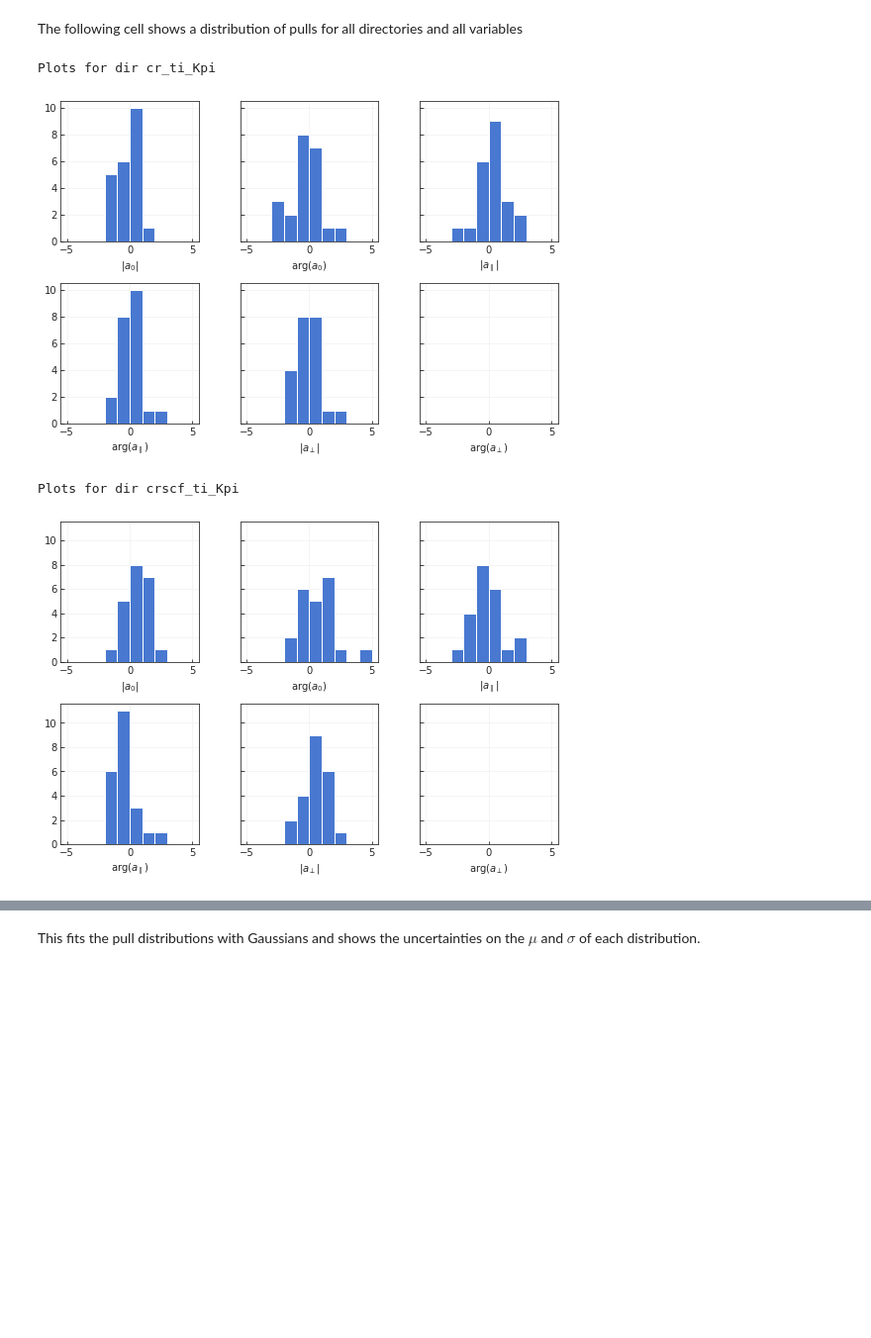
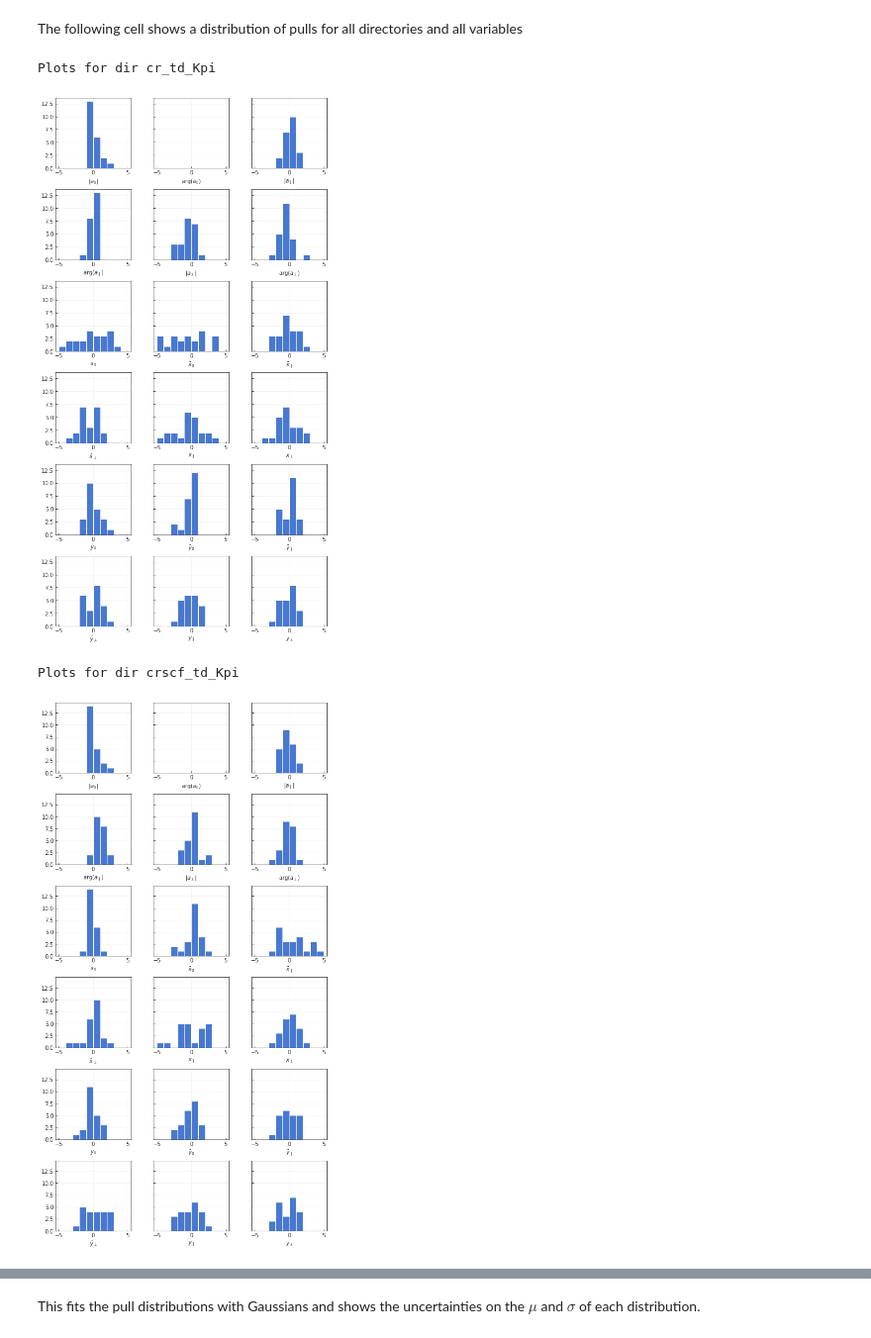
Before and after one commit to dcervenkov/dst-rho-ana, a Jupyter notebook: DSRhoCPFit/tools/FitPulls.ipynb, the cells around one changed output, grey strips where cells are left out. Shown at 99% size. Drawn from its saved outputs; the diff is of its cells as text; code cells hidden in the pictures; blank space fills up the shorter version.

```diff
--- a/DSRhoCPFit/tools/FitPulls.ipynb
+++ b/DSRhoCPFit/tools/FitPulls.ipynb
@@ -43,14 +72,17 @@ vars = ([var_name + "_" + var_type for var_name in var_names for var_type in var
 # %%
+import os
+import glob
+
 dirs = [
-    '../results/cr_ti_Kpi',
-    '../results/crscf_ti_Kpi',
-    '../results/all_ti_Kpi',
-    '../results/cr_ti_Kpipi0',
-    '../results/crscf_ti_Kpipi0',
-    '../results/all_ti_Kpipi0',
-    '../results/cr_ti_K3pi',
-    '../results/crscf_ti_K3pi',
-    '../results/all_ti_K3pi'
+    '../results/cr_td_Kpi',
+    '../results/crscf_td_Kpi',
+    '../results/all_td_Kpi',
+    '../results/cr_td_Kpipi0',
+    '../results/crscf_td_Kpipi0',
+    '../results/all_td_Kpipi0',
+    '../results/cr_td_K3pi',
+    '../results/crscf_td_K3pi',
+    '../results/all_td_K3pi'
 ]
 
 dfs = []
@@ -108,21 +164,25 @@ at  | +0.93 | +0.92 | +0.59 | +0.99 | +1.02 | +1.04 | +1.02 | +1.01 | +0.71 |
 # %% [markdown]
 The following cell shows a distribution of pulls for all directories and all variables
 # %%
-plt.rcParams["figure.figsize"] = [9,6]
-# plt.rcParams["figure.figsize"] = [9,18]
+rows = 0
+if time_dependent:
+    rows = 6
+else:
+    rows = 2
+
+plt.rcParams["figure.figsize"] = [9, rows * 3]
 for i, dir in enumerate(dirs):
     axs = dfs_pulls[i].hist(column=list(var_names),
-                            sharey=True, layout=(2, 3), range=(-5, 5), bins=10)
-#                             sharey=True, layout = (6, 3), range=(-5, 5), bins=10)
+                            sharey=True, layout=(rows, 3), range=(-5, 5), bins=10)
     print("Plots for dir " + os.path.basename(dir))
     for ax in axs.flat:
         ax.set_xlabel(var_dict[ax.title.get_text()])
         ax.set_title("")
 
-#     plt.savefig(os.path.basename(dir) + "_pull_dist.pdf", bbox_inches = 'tight')
+    plt.savefig(os.path.basename(dir) + "_pull_dist.pdf", bbox_inches = 'tight')
     plt.show()
 # %% [output]
-Plots for dir cr_ti_Kpi
+Plots for dir cr_td_Kpi
-[figure, old version]
+[figure, new version]
-Plots for dir crscf_ti_Kpi
+Plots for dir crscf_td_Kpi
-[figure, old version]
+[figure, new version]
```
Also changed, not shown: parts of 7 cells of this notebook.
